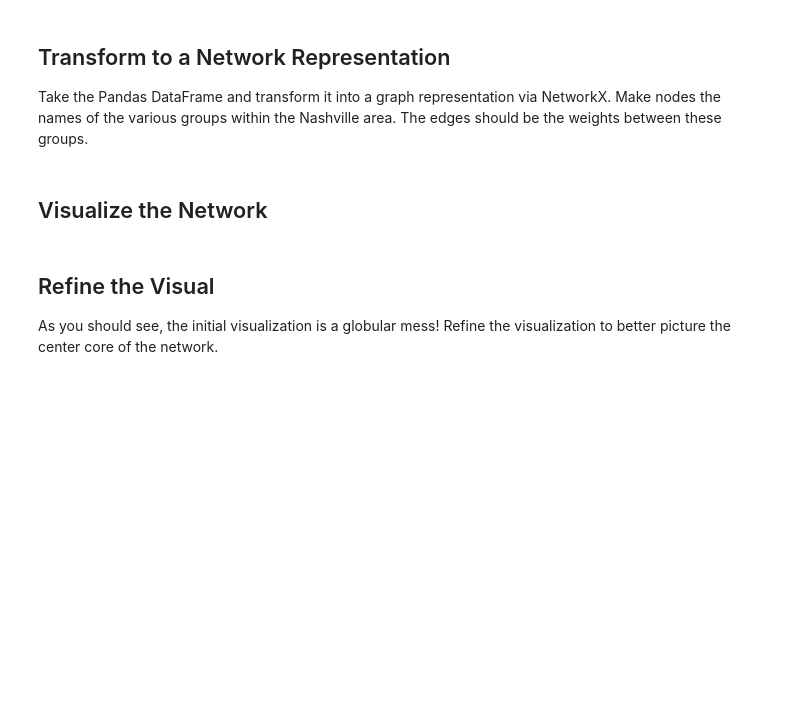
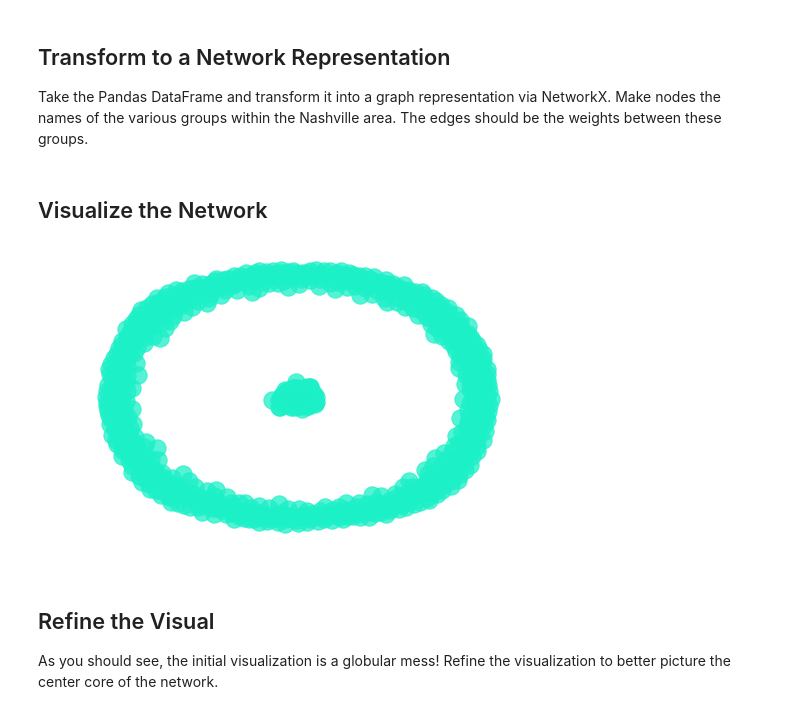
Before and after one commit to AlecMorgan/dsc-3-28-12-graph-connectivity-community-detection-seattle-ds-career-040119, a Jupyter notebook: index.ipynb, the cells around one changed output. Saved outputs shown, nothing was run; the diff lists cells and outputs as text; code cells hidden in the pictures; blank space fills up the shorter version.

```diff
--- a/index.ipynb
+++ b/index.ipynb
@@ -59,7 +59,9 @@ g.add_edges_from(list(zip(df['group1'], df['group2'], attributes)))
 ## Visualize the Network
 # %%
 %matplotlib inline
-nx.draw(g, node_color='#1cf0c7', alpha=.75, node_size=1e-1)#, pos=nx.spring_layout(g, seed=25565));
+nx.draw(g, node_color='#1cf0c7', alpha=.75)#, node_size=1e-1)#, pos=nx.spring_layout(g, seed=25565));
+# %% [output]
+[figure, added]
 # %% [markdown]
 ## Refine the Visual
 
```
